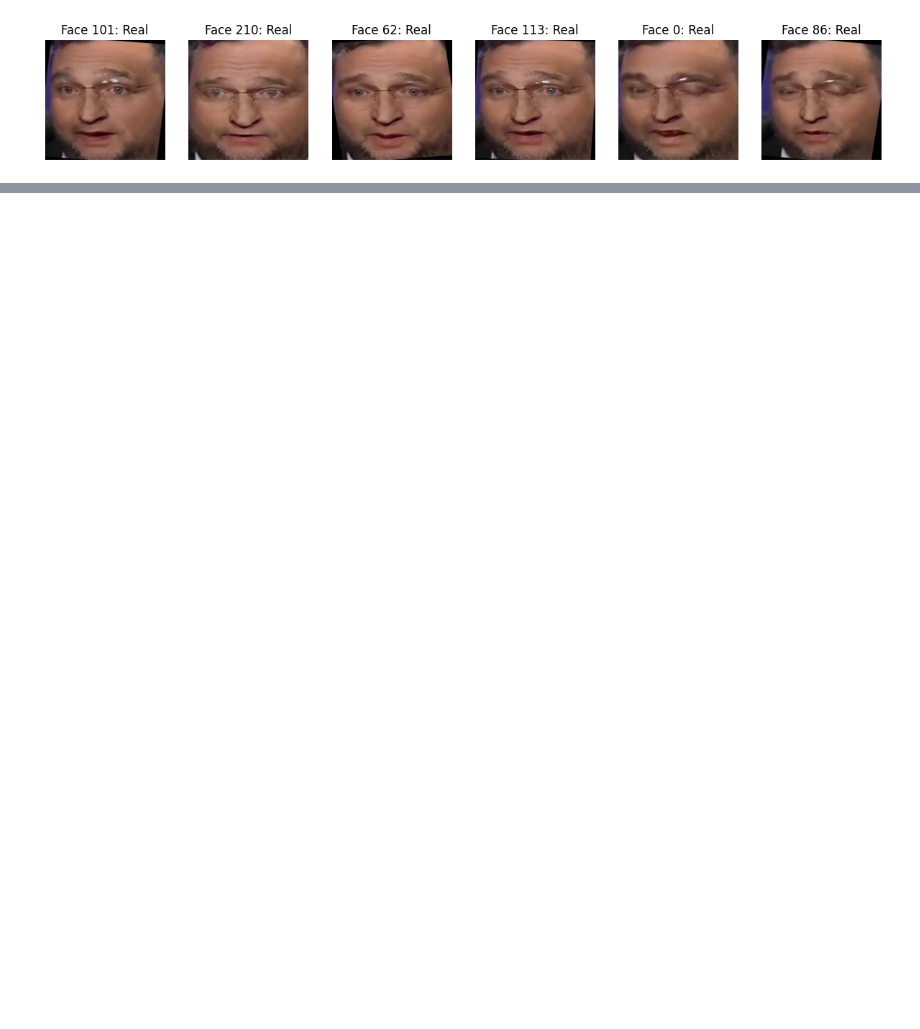
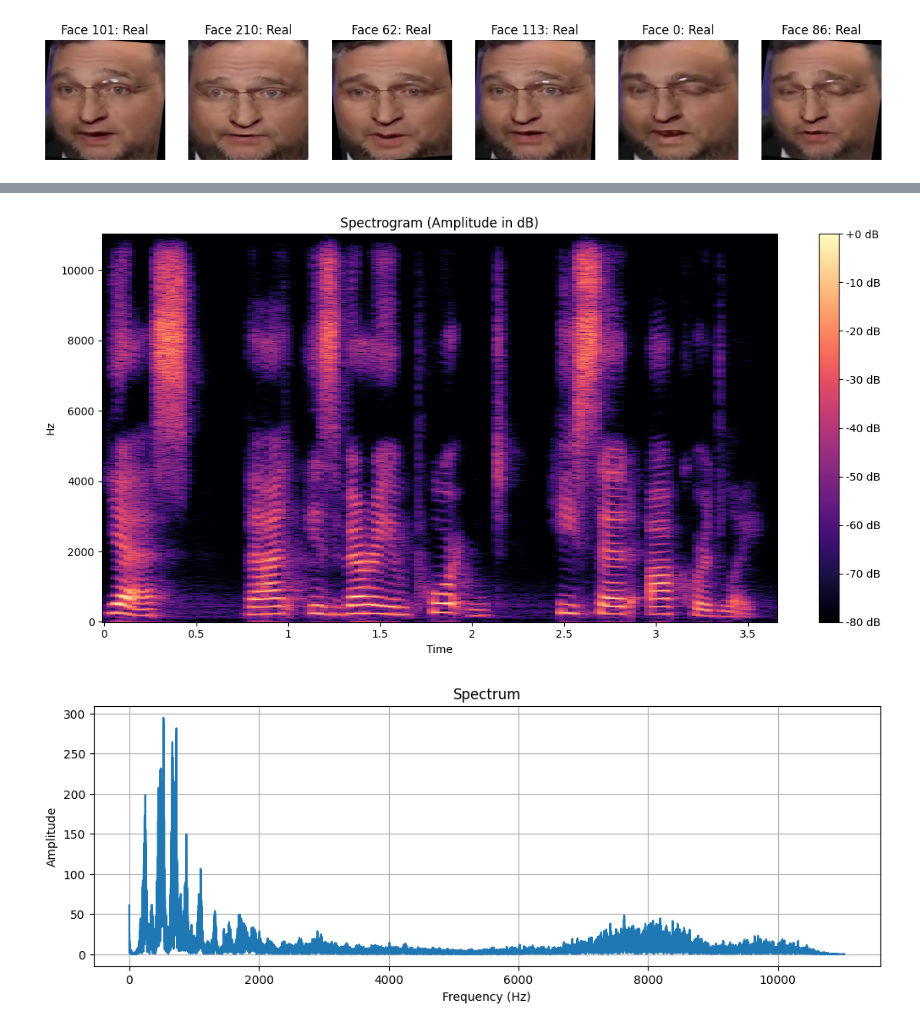
Before and after one commit to Krishnan005K/MultiModel-Deepfake-Detection, a Jupyter notebook: MultiModel_Deepfake_Detection.ipynb, the cells around one changed output, grey strips where cells are left out. Saved outputs shown, nothing was run; the diff lists cells and outputs as text; code cells hidden in the pictures; blank space fills up the shorter version.

```diff
--- a/MultiModel_Deepfake_Detection.ipynb
+++ b/MultiModel_Deepfake_Detection.ipynb
@@ -389,0 +543,39 @@ show_pred_samples(faces_batch, preds, n=6)
+# %%
+import librosa
+import librosa.display
+import matplotlib.pyplot as plt
+import numpy as np
+
+# Load audio file
+# Replace with your audio file path
+audio_path = "gen_0.wav"
+y, sr = librosa.load(audio_path, sr=None)  # y = waveform, sr = sampling rate
+
+# Generate Short-Time Fourier Transform (STFT)
+D = np.abs(librosa.stft(y))
+
+# Convert amplitude to decibels (log scale)
+DB = librosa.amplitude_to_db(D, ref=np.max)
+
+# Plot spectrogram
+plt.figure(figsize=(12, 6))
+librosa.display.specshow(DB, sr=sr, x_axis="time", y_axis="hz", cmap="magma")
+plt.colorbar(format="%+2.0f dB")
+plt.title("Spectrogram (Amplitude in dB)")
+plt.tight_layout()
+plt.show()
+
+# Plot spectrum (frequency domain of entire signal)
+spectrum = np.fft.fft(y)
+freqs = np.fft.fftfreq(len(spectrum), 1/sr)
+
+plt.figure(figsize=(12, 4))
+plt.plot(freqs[:len(freqs)//2], np.abs(spectrum)[:len(spectrum)//2])
+plt.xlabel("Frequency (Hz)")
+plt.ylabel("Amplitude")
+plt.title("Spectrum")
+plt.grid()
+plt.show()
+# %% [output]
+[figure, added]
+[figure, added]
```
Also changed, not shown: parts of 12 cells of this notebook.
